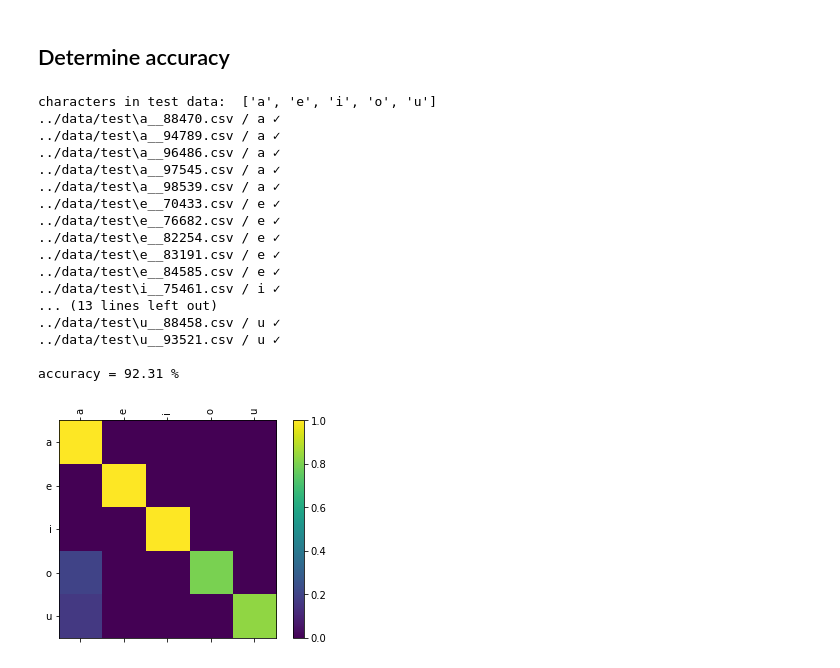
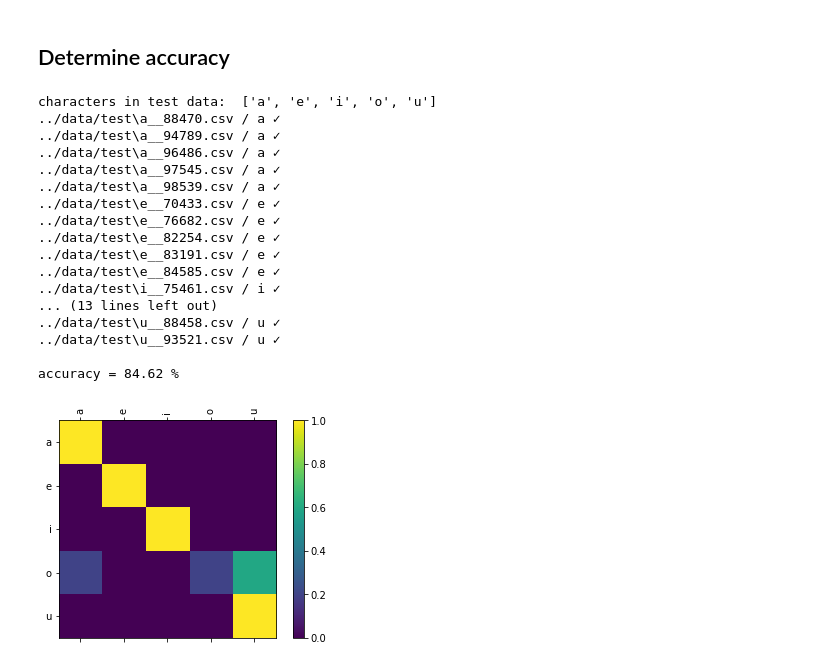
Before and after one commit to erikhelmut/japanese-character-classification, a Jupyter notebook: notebooks/2.4-erikh-lstm-cell-network-byhand.ipynb, the cells around one changed output. Saved outputs shown, nothing was run; the diff lists cells and outputs as text; code cells hidden in the pictures.

```diff
--- a/notebooks/2.4-erikh-lstm-cell-network-byhand.ipynb
+++ b/notebooks/2.4-erikh-lstm-cell-network-byhand.ipynb
@@ -227,9 +233,9 @@ optimizer = torch.optim.SGD(model.parameters(), lr=learning_rate)
 current_loss = 0
 all_losses = []
 
-print_every = 5000
-plot_every = 1000
-n_iters = 50000
+print_every = 500#5000
+plot_every = 100#1000
+n_iters = 10000#50000
 
 def timeSince(since):
     now = time.time()
@@ -322,20 +337,9 @@ with torch.no_grad():
     for character in all_characters:
         # all files from one character
         for file in character_files[character]:
-
             file_tensor = file_to_tensor(file).to(device)
-
-            hidden, cell = loaded_model.init_hidden()
-            hidden = hidden.to(device)
-            cell = cell.to(device)
-
-            # iterate over seq_lenght to get last output
-            for i in range(file_tensor.size()[0]):
-                output, hidden, cell = loaded_model(file_tensor[i], hidden, cell)
-                output = output.to(device)
-                hidden = hidden.to(device)
-                cell = cell.to(device)
-
+            # get output
+            output = loaded_model(file_tensor).to(device)
             # get character from output
             guess = character_from_output(output)
             n_samples += 1
@@ -361,32 +365,32 @@ ax = fig.add_subplot(111)
 cax = ax.matshow(confusion.numpy())
 fig.colorbar(cax)
 
 # set up axes
 ax.set_xticklabels([''] + all_characters, rotation=90)
 ax.set_yticklabels([''] + all_characters)
 
 # force label at every tick
 ax.xaxis.set_major_locator(ticker.MultipleLocator(1))
 ax.yaxis.set_major_locator(ticker.MultipleLocator(1))
 
 # sphinx_gallery_thumbnail_number = 2
 plt.show()
 # %% [output]
 characters in test data:  ['a', 'e', 'i', 'o', 'u']
 ../data/test\a__88470.csv / a ✓
 ../data/test\a__94789.csv / a ✓
 ../data/test\a__96486.csv / a ✓
 ../data/test\a__97545.csv / a ✓
 ../data/test\a__98539.csv / a ✓
 ../data/test\e__70433.csv / e ✓
 ../data/test\e__76682.csv / e ✓
 ../data/test\e__82254.csv / e ✓
 ../data/test\e__83191.csv / e ✓
 ../data/test\e__84585.csv / e ✓
 ../data/test\i__75461.csv / i ✓
 ... (13 lines left out)
 ../data/test\u__88458.csv / u ✓
 ../data/test\u__93521.csv / u ✓
 
-accuracy = 92.31 %
+accuracy = 84.62 %
-[figure, old version]
+[figure, new version]
```
Also changed, not shown: parts of 7 cells of this notebook, 1 other file.
